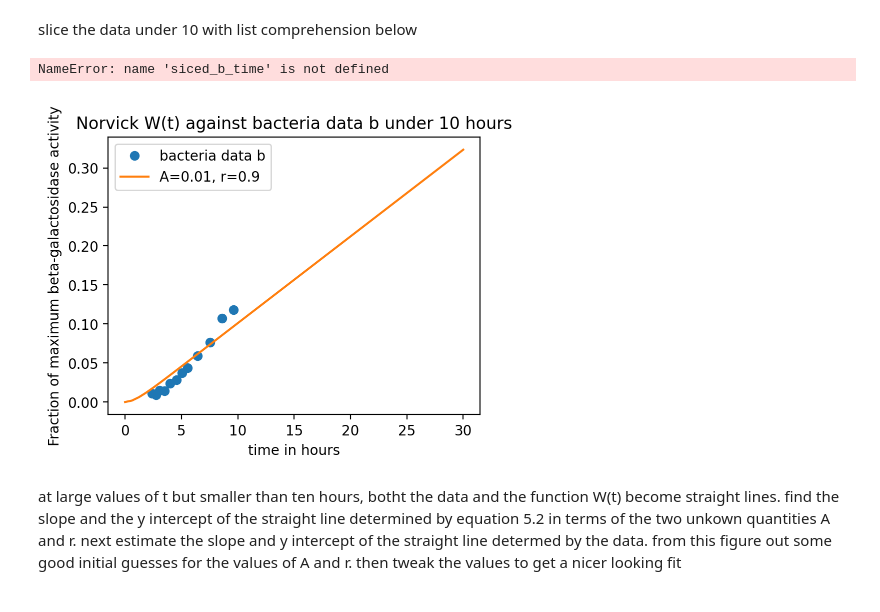
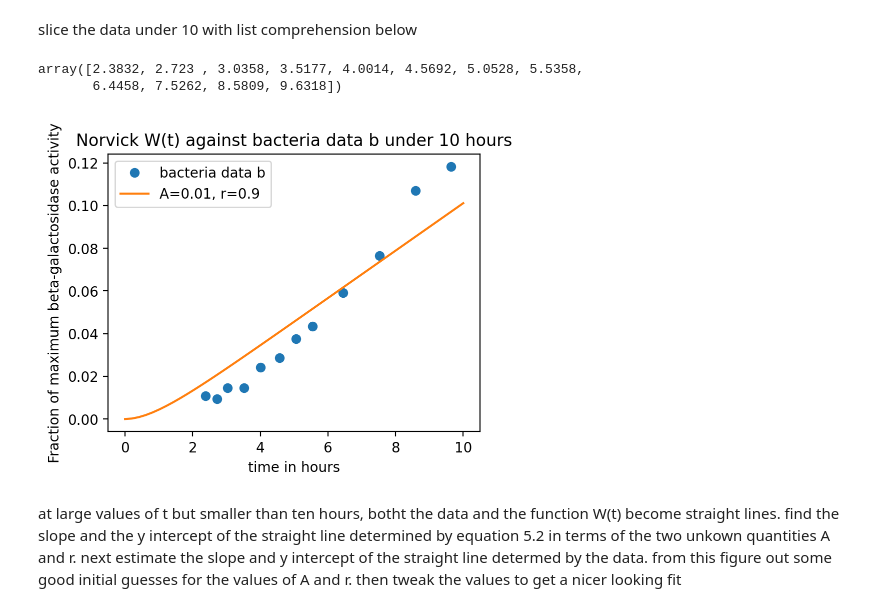
Before and after one commit to e-d-p-9/Physical-Modeling-with-Python, a Jupyter notebook: Ch5/HIV_Bacteria_Computer_Lab.ipynb, the cells around one changed output. Saved outputs shown, nothing was run; the diff lists cells and outputs as text; code cells hidden in the pictures.

```diff
--- a/Ch5/HIV_Bacteria_Computer_Lab.ipynb
+++ b/Ch5/HIV_Bacteria_Computer_Lab.ipynb
@@ -544,30 +542,31 @@ plt.show()
 # %% [markdown]
 slice the data under 10 with list comprehension below
 # %%
-slicede_b_time = bacteria_data_b[:-8,0]
-siced_b_time
+sliced_b_time = bacteria_data_b[:-8,0]
+sliced_b_time
 # %% [output]
-NameError: name 'siced_b_time' is not defined
+array([2.3832, 2.723 , 3.0358, 3.5177, 4.0014, 4.5692, 5.0528, 5.5358,
+       6.4458, 7.5262, 8.5809, 9.6318])
 # %%
 sliced_b_y=bacteria_data_b[:-8,1]
 # %%
 A = 0.01
 r = 0.9
 plt.close()
-plt.plot(slicede_b_time, sliced_b_y, 'o', label="bacteria data b")
+plt.plot(sliced_b_time, sliced_b_y, 'o', label="bacteria data b")
 
-t = np.linspace(0,30,50)
+t = np.linspace(0,10,50)
 w_eval = bact_w(t, r, A)
 plt.plot(t, w_eval, label=f"A={A}, r={r}")
 
 plt.title("Norvick W(t) against bacteria data b under 10 hours")
 plt.legend()
 plt.xlabel("time in hours")
 plt.ylabel("Fraction of maximum beta-galactosidase activity")
 
 plt.show()
 # %% [output]
-[figure, old version]
+[figure, new version]
 # %% [markdown]
 
 
```
Also changed, not shown: parts of 1 cell of this notebook.
